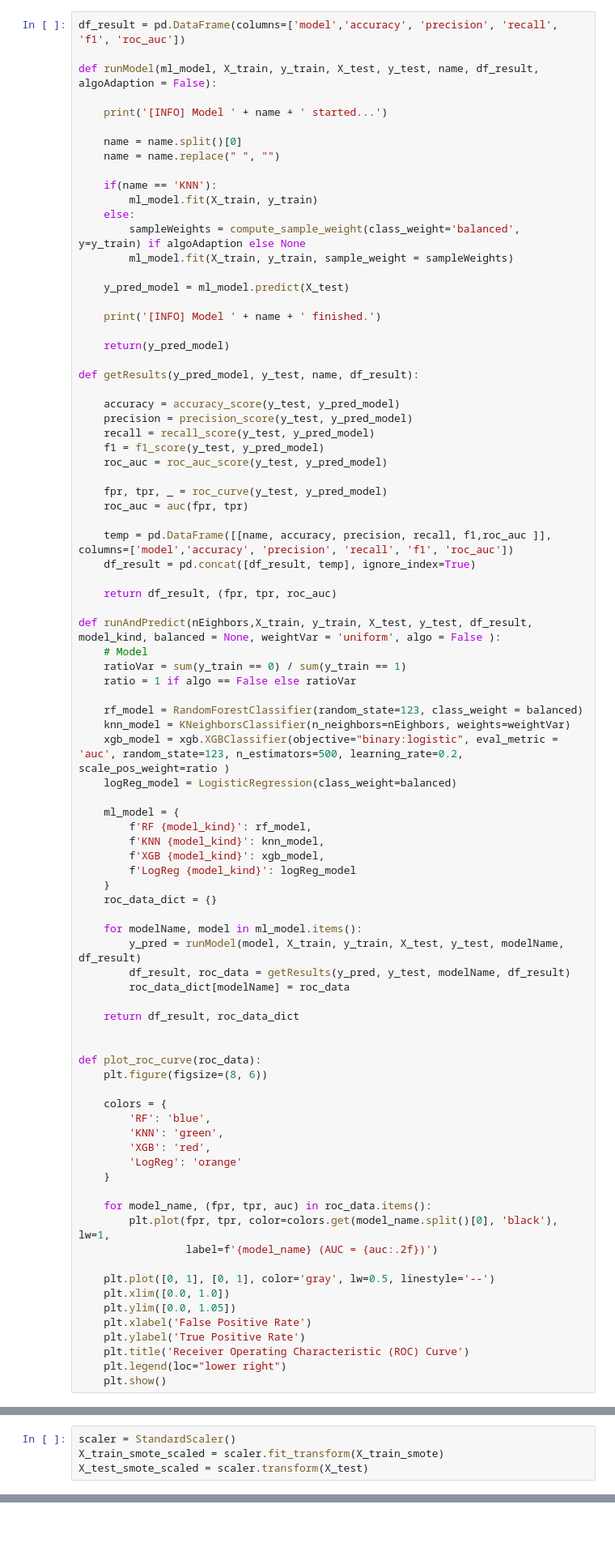
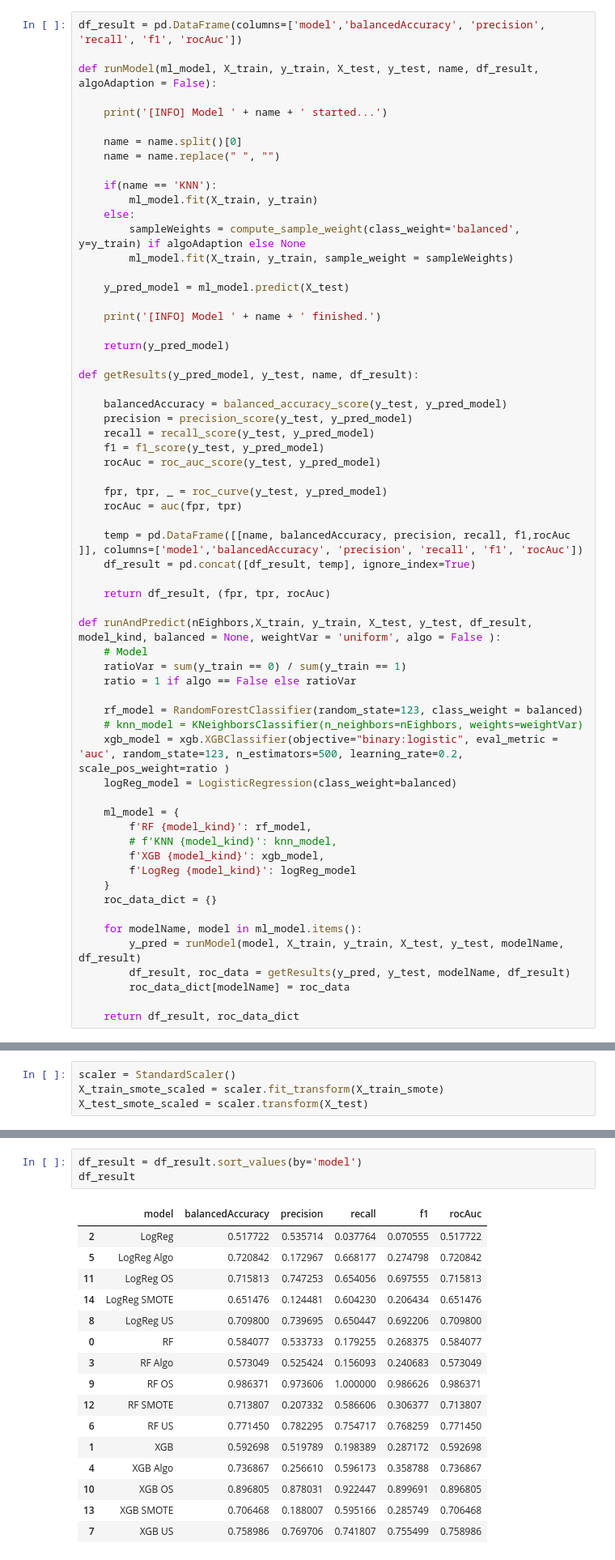
Before and after one commit to juliisch/MALE01, a Jupyter notebook: MALE01_ImbalancedData_JuliaSchmid.ipynb, the cells around one changed output, grey strips where cells are left out. Shown at 81% size. Cells and saved outputs as stored; diff of their text form; blank space fills up the shorter version.

```diff
--- a/MALE01_ImbalancedData_JuliaSchmid.ipynb
+++ b/MALE01_ImbalancedData_JuliaSchmid.ipynb
@@ -216,7 +217,7 @@ SeriousDlqin2yrs
 1     10026
 Name: count, dtype: int64
 # %%
-df_result = pd.DataFrame(columns=['model','accuracy', 'precision', 'recall', 'f1', 'roc_auc'])
+df_result = pd.DataFrame(columns=['model','balancedAccuracy', 'precision', 'recall', 'f1', 'rocAuc'])
 
 def runModel(ml_model, X_train, y_train, X_test, y_test, name, df_result, algoAdaption = False):
 
@@ -239,19 +240,19 @@ def runModel(ml_model, X_train, y_train, X_test, y_test, name, df_result, algoAd
 
 def getResults(y_pred_model, y_test, name, df_result):
 
-    accuracy = accuracy_score(y_test, y_pred_model)
+    balancedAccuracy = balanced_accuracy_score(y_test, y_pred_model)
     precision = precision_score(y_test, y_pred_model)
     recall = recall_score(y_test, y_pred_model)
     f1 = f1_score(y_test, y_pred_model)
-    roc_auc = roc_auc_score(y_test, y_pred_model)
+    rocAuc = roc_auc_score(y_test, y_pred_model)
 
     fpr, tpr, _ = roc_curve(y_test, y_pred_model)
-    roc_auc = auc(fpr, tpr)
+    rocAuc = auc(fpr, tpr)
 
-    temp = pd.DataFrame([[name, accuracy, precision, recall, f1,roc_auc ]], columns=['model','accuracy', 'precision', 'recall', 'f1', 'roc_auc'])
+    temp = pd.DataFrame([[name, balancedAccuracy, precision, recall, f1,rocAuc ]], columns=['model','balancedAccuracy', 'precision', 'recall', 'f1', 'rocAuc'])
     df_result = pd.concat([df_result, temp], ignore_index=True)
 
-    return df_result, (fpr, tpr, roc_auc)
+    return df_result, (fpr, tpr, rocAuc)
 
 def runAndPredict(nEighbors,X_train, y_train, X_test, y_test, df_result, model_kind, balanced = None, weightVar = 'uniform', algo = False ):
     # Model
@@ -259,13 +260,13 @@ def runAndPredict(nEighbors,X_train, y_train, X_test, y_test, df_result, model_k
     ratio = 1 if algo == False else ratioVar
 
     rf_model = RandomForestClassifier(random_state=123, class_weight = balanced)
-    knn_model = KNeighborsClassifier(n_neighbors=nEighbors, weights=weightVar)
+    # knn_model = KNeighborsClassifier(n_neighbors=nEighbors, weights=weightVar)
     xgb_model = xgb.XGBClassifier(objective="binary:logistic", eval_metric = 'auc', random_state=123, n_estimators=500, learning_rate=0.2, scale_pos_weight=ratio )
     logReg_model = LogisticRegression(class_weight=balanced)
 
     ml_model = {
         f'RF {model_kind}': rf_model,
-        f'KNN {model_kind}': knn_model,
+        # f'KNN {model_kind}': knn_model,
         f'XGB {model_kind}': xgb_model,
         f'LogReg {model_kind}': logReg_model
     }
@@ -277,30 +278,6 @@ def runAndPredict(nEighbors,X_train, y_train, X_test, y_test, df_result, model_k
         roc_data_dict[modelName] = roc_data
 
     return df_result, roc_data_dict
-
-
-def plot_roc_curve(roc_data):
-    plt.figure(figsize=(8, 6))
-
-    colors = {
-        'RF': 'blue',
-        'KNN': 'green',
-        'XGB': 'red',
-        'LogReg': 'orange'
-    }
-
-    for model_name, (fpr, tpr, auc) in roc_data.items():
-        plt.plot(fpr, tpr, color=colors.get(model_name.split()[0], 'black'), lw=1,
-                 label=f'{model_name} (AUC = {auc:.2f})')
-
-    plt.plot([0, 1], [0, 1], color='gray', lw=0.5, linestyle='--')
-    plt.xlim([0.0, 1.0])
-    plt.ylim([0.0, 1.05])
-    plt.xlabel('False Positive Rate')
-    plt.ylabel('True Positive Rate')
-    plt.title('Receiver Operating Characteristic (ROC) Curve')
-    plt.legend(loc="lower right")
-    plt.show()
 # %%
 y = df['SeriousDlqin2yrs']
 X = df.loc[:,df.columns != 'SeriousDlqin2yrs']
@@ -458,0 +397,20 @@ df_result
+# %%
+df_result = df_result.sort_values(by='model')
+df_result
+# %% [output]
+|  | model | balancedAccuracy | precision | recall | f1 | rocAuc |
+| 2 | LogReg | 0.517722 | 0.535714 | 0.037764 | 0.070555 | 0.517722 |
+| 5 | LogReg Algo | 0.720842 | 0.172967 | 0.668177 | 0.274798 | 0.720842 |
+| 11 | LogReg OS | 0.715813 | 0.747253 | 0.654056 | 0.697555 | 0.715813 |
+| 14 | LogReg SMOTE | 0.651476 | 0.124481 | 0.604230 | 0.206434 | 0.651476 |
+| 8 | LogReg US | 0.709800 | 0.739695 | 0.650447 | 0.692206 | 0.709800 |
+| 0 | RF | 0.584077 | 0.533733 | 0.179255 | 0.268375 | 0.584077 |
+| 3 | RF Algo | 0.573049 | 0.525424 | 0.156093 | 0.240683 | 0.573049 |
+| 9 | RF OS | 0.986371 | 0.973606 | 1.000000 | 0.986626 | 0.986371 |
+| 12 | RF SMOTE | 0.713807 | 0.207332 | 0.586606 | 0.306377 | 0.713807 |
+| 6 | RF US | 0.771450 | 0.782295 | 0.754717 | 0.768259 | 0.771450 |
+| 1 | XGB | 0.592698 | 0.519789 | 0.198389 | 0.287172 | 0.592698 |
+| 4 | XGB Algo | 0.736867 | 0.256610 | 0.596173 | 0.358788 | 0.736867 |
+| 10 | XGB OS | 0.896805 | 0.878031 | 0.922447 | 0.899691 | 0.896805 |
+| 13 | XGB SMOTE | 0.706468 | 0.188007 | 0.595166 | 0.285749 | 0.706468 |
+| 7 | XGB US | 0.758986 | 0.769706 | 0.741807 | 0.755499 | 0.758986 |
```
Also changed, not shown: parts of 13 cells of this notebook.
